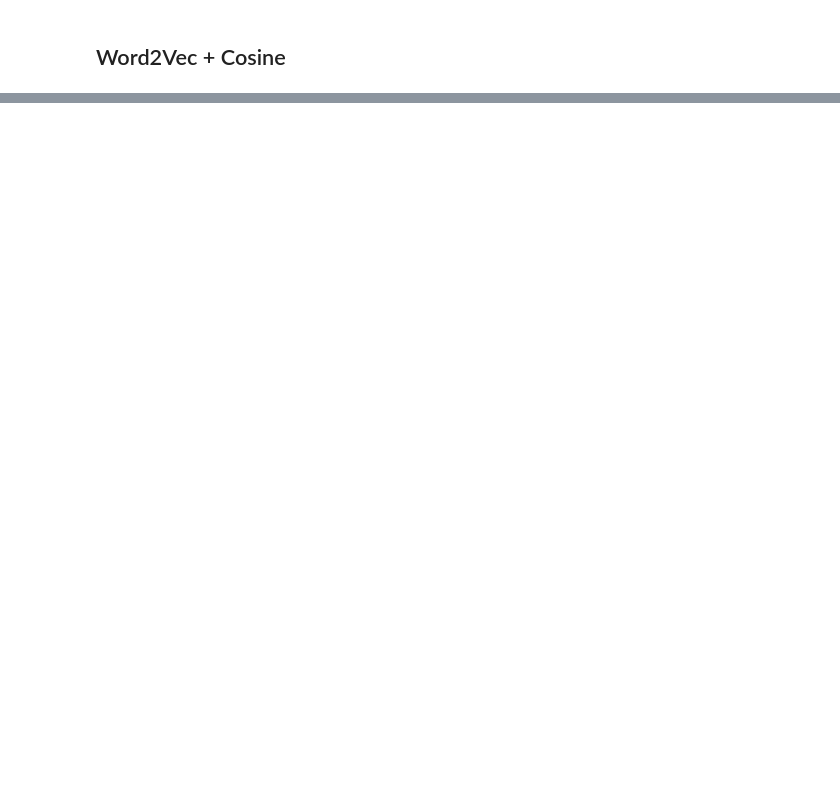
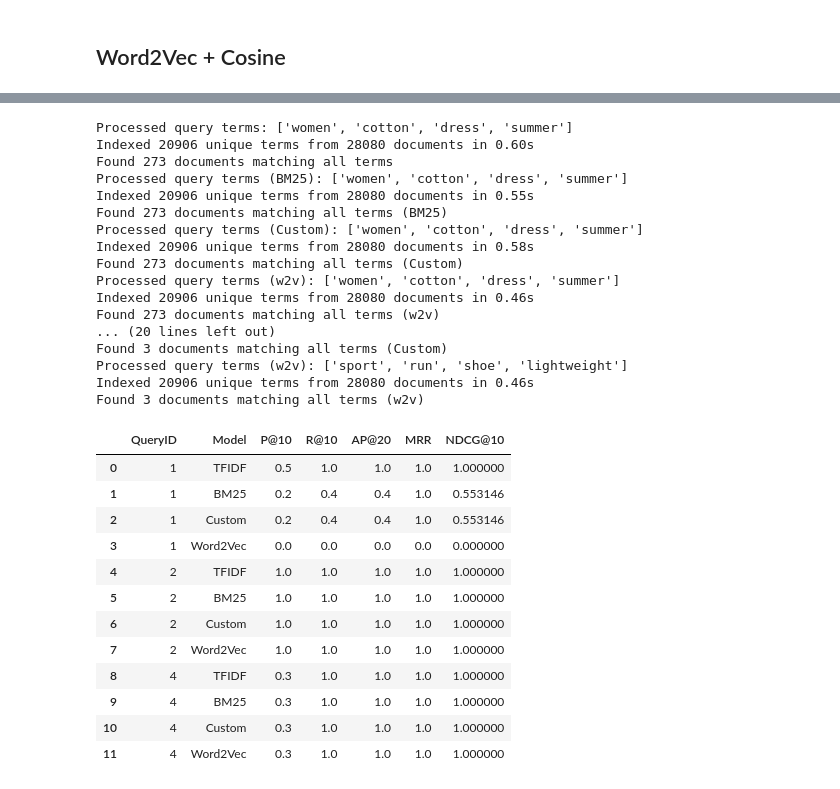
Before and after one commit to stanciuantonio/irwa-search-engine, a Jupyter notebook: project_progress/part_3/part_3.ipynb, the cells around one changed output, grey strips where cells are left out. Drawn from its saved outputs; the diff is of its cells as text; code cells hidden in the pictures; blank space fills up the shorter version.

```diff
--- a/project_progress/part_3/part_3.ipynb
+++ b/project_progress/part_3/part_3.ipynb
@@ -378,0 +587,72 @@ for rank, (pid, score) in enumerate(custom_results, 1):
+# %%
+from myapp.search.evaluation import SearchEvaluator
+
+# Load labels
+df = pd.read_csv("../../data/test_queries_labels.csv")
+
+gt_by_query = {}
+for qid, group in df.groupby("query_id"):
+    if group["labels"].sum() > 0:
+        gt_by_query[qid] = dict(zip(group["pid"], group["labels"]))
+
+def eval_model(qid, model_name, ranked_pids):
+    evaluator = SearchEvaluator(gt_by_query[qid])
+    m = evaluator.evaluate_all(ranked_pids, k_values=[5, 10, 20])
+    return {
+        "QueryID": qid,
+        "Model": model_name,
+        "P@10": m["P@10"],
+        "R@10": m["R@10"],
+        "AP@20": m["AP@20"],
+        "MRR": m["MRR"],
+        "NDCG@10": m["NDCG@10"],
+    }
+
+rows = []
+for qid, query in enumerate(TEST_QUERIES, start=1):
+    if qid not in gt_by_query:
+        continue
+
+    tfidf_rank = [pid for pid, _ in search_engine.search_tfidf(query, corpus, top_k=20)]
+    bm25_rank  = [pid for pid, _ in search_engine.search_bm25(query, corpus, top_k=20)]
+    custom_rank = [pid for pid, _ in search_engine.search_custom(query, corpus, top_k=20)]
+    w2v_rank   = [pid for pid, _ in search_engine.search_word2vec(query, corpus, embeddings, top_k=20)]
+
+    rows.append(eval_model(qid, "TFIDF", tfidf_rank))
+    rows.append(eval_model(qid, "BM25", bm25_rank))
+    rows.append(eval_model(qid, "Custom", custom_rank))
+    rows.append(eval_model(qid, "Word2Vec", w2v_rank))
+
+metrics_df = pd.DataFrame(rows)
+metrics_df
+# %% [output]
+Processed query terms: ['women', 'cotton', 'dress', 'summer']
+Indexed 20906 unique terms from 28080 documents in 0.60s
+Found 273 documents matching all terms
+Processed query terms (BM25): ['women', 'cotton', 'dress', 'summer']
+Indexed 20906 unique terms from 28080 documents in 0.55s
+Found 273 documents matching all terms (BM25)
+Processed query terms (Custom): ['women', 'cotton', 'dress', 'summer']
+Indexed 20906 unique terms from 28080 documents in 0.58s
+Found 273 documents matching all terms (Custom)
+Processed query terms (w2v): ['women', 'cotton', 'dress', 'summer']
+Indexed 20906 unique terms from 28080 documents in 0.46s
+Found 273 documents matching all terms (w2v)
+... (20 lines left out)
+Found 3 documents matching all terms (Custom)
+Processed query terms (w2v): ['sport', 'run', 'shoe', 'lightweight']
+Indexed 20906 unique terms from 28080 documents in 0.46s
+Found 3 documents matching all terms (w2v)
+|  | QueryID | Model | P@10 | R@10 | AP@20 | MRR | NDCG@10 |
+| 0 | 1 | TFIDF | 0.5 | 1.0 | 1.0 | 1.0 | 1.000000 |
+| 1 | 1 | BM25 | 0.2 | 0.4 | 0.4 | 1.0 | 0.553146 |
+| 2 | 1 | Custom | 0.2 | 0.4 | 0.4 | 1.0 | 0.553146 |
+| 3 | 1 | Word2Vec | 0.0 | 0.0 | 0.0 | 0.0 | 0.000000 |
+| 4 | 2 | TFIDF | 1.0 | 1.0 | 1.0 | 1.0 | 1.000000 |
+| 5 | 2 | BM25 | 1.0 | 1.0 | 1.0 | 1.0 | 1.000000 |
+| 6 | 2 | Custom | 1.0 | 1.0 | 1.0 | 1.0 | 1.000000 |
+| 7 | 2 | Word2Vec | 1.0 | 1.0 | 1.0 | 1.0 | 1.000000 |
+| 8 | 4 | TFIDF | 0.3 | 1.0 | 1.0 | 1.0 | 1.000000 |
+| 9 | 4 | BM25 | 0.3 | 1.0 | 1.0 | 1.0 | 1.000000 |
+| 10 | 4 | Custom | 0.3 | 1.0 | 1.0 | 1.0 | 1.000000 |
+| 11 | 4 | Word2Vec | 0.3 | 1.0 | 1.0 | 1.0 | 1.000000 |
```
Also changed, not shown: parts of 16 cells of this notebook, 1 other file.
